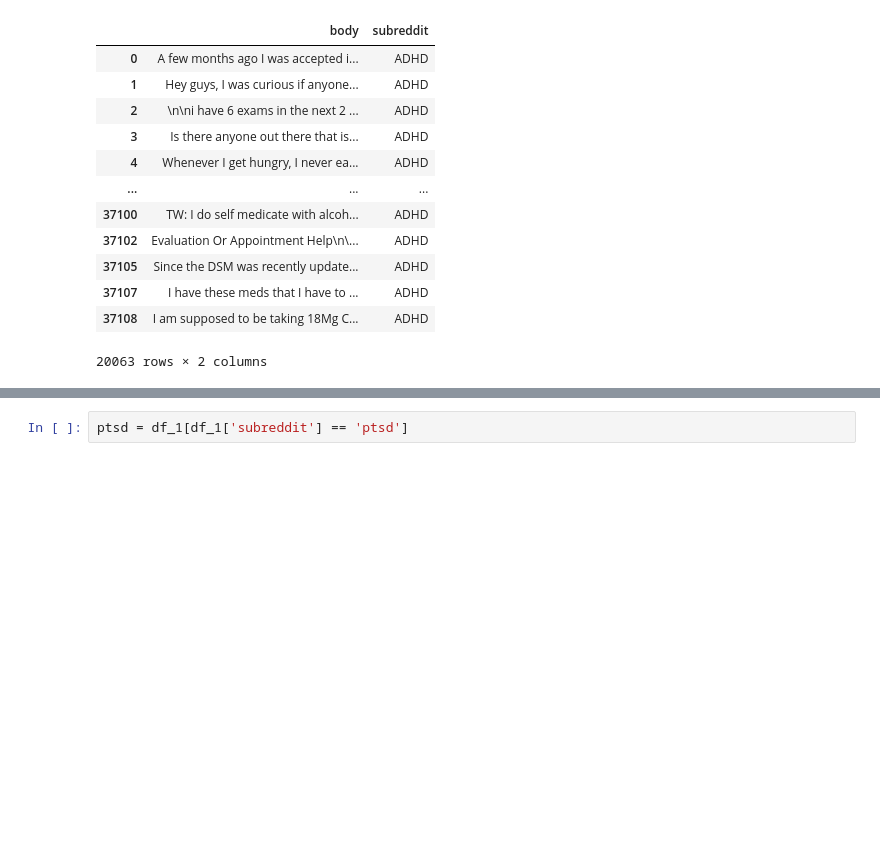
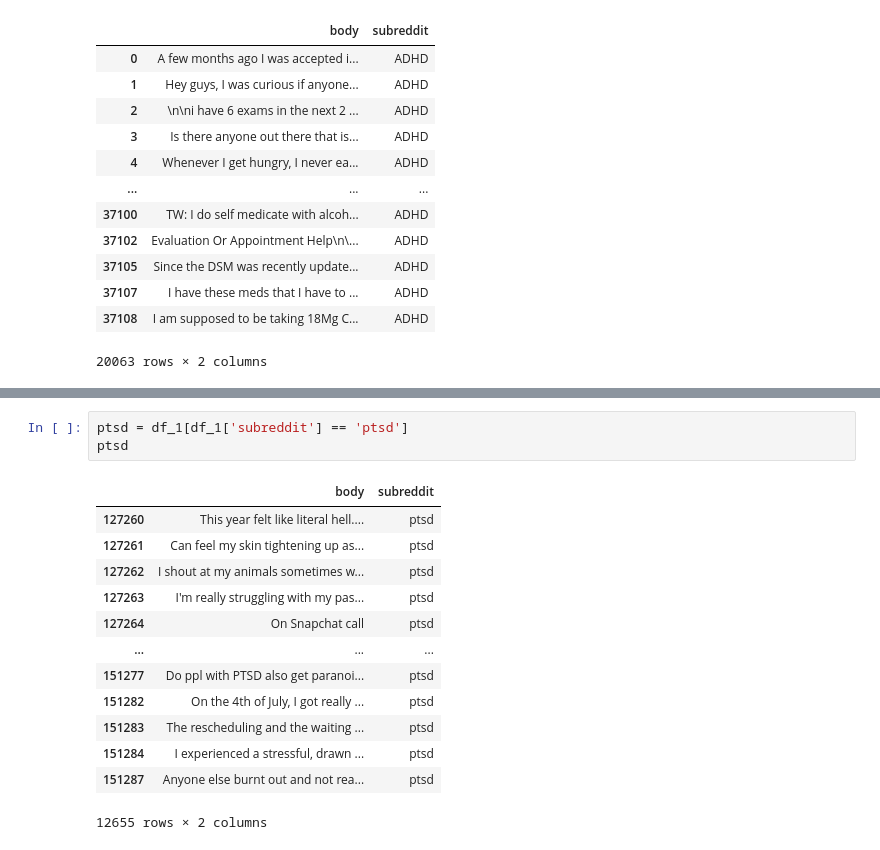
Before and after one commit to Mohammadhsiavash/mental_health_classification, a Jupyter notebook: Sentiment_Analysis_of_Mental_health_posts_on_reddit.ipynb, the cells around one changed output, grey strips where cells are left out. Saved outputs shown, nothing was run; the diff lists cells and outputs as text; blank space fills up the shorter version.

```diff
--- a/Sentiment_Analysis_of_Mental_health_posts_on_reddit.ipynb
+++ b/Sentiment_Analysis_of_Mental_health_posts_on_reddit.ipynb
@@ -216,5 +216,20 @@ plt.show()
 # %%
 ptsd = df_1[df_1['subreddit'] == 'ptsd']
+ptsd
+# %% [output]
+|  | body | subreddit |
+| 127260 | This year felt like literal hell.... | ptsd |
+| 127261 | Can feel my skin tightening up as... | ptsd |
+| 127262 | I shout at my animals sometimes w... | ptsd |
+| 127263 | I'm really struggling with my pas... | ptsd |
+| 127264 | On Snapchat call | ptsd |
+| ... | ... | ... |
+| 151277 | Do ppl with PTSD also get paranoi... | ptsd |
+| 151282 | On the 4th of July, I got really ... | ptsd |
+| 151283 | The rescheduling and the waiting ... | ptsd |
+| 151284 | I experienced a stressful, drawn ... | ptsd |
+| 151287 | Anyone else burnt out and not rea... | ptsd |
+12655 rows × 2 columns
 # %%
 text = ptsd['body'].str.cat(sep=' ')
 
```
Also changed, not shown: parts of 6 cells of this notebook.
